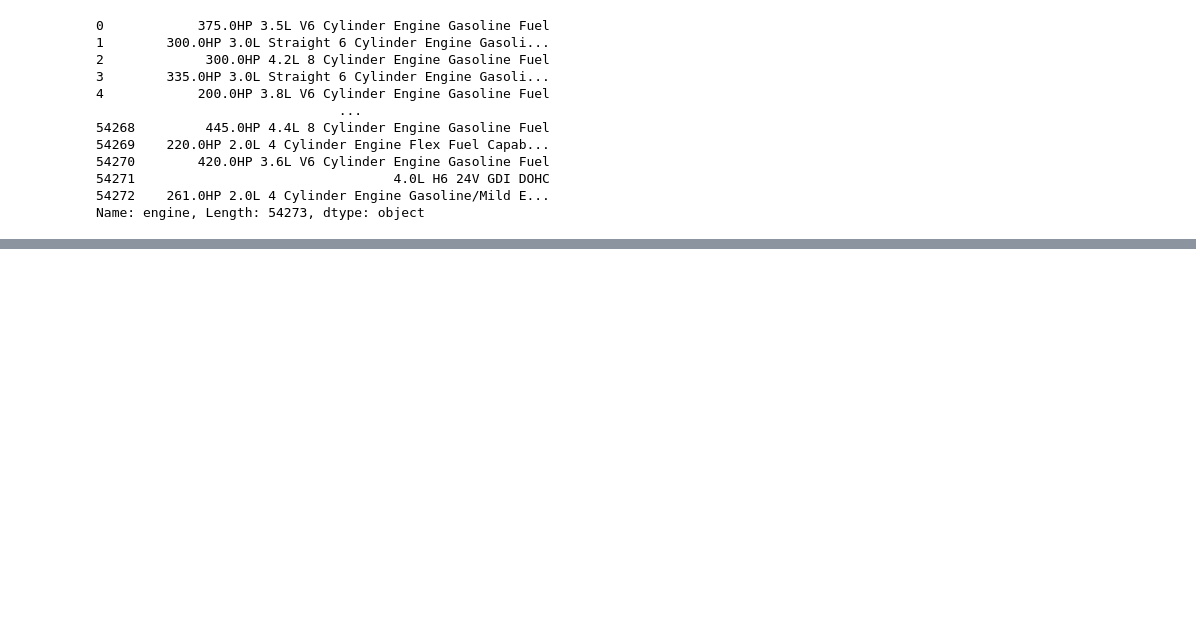
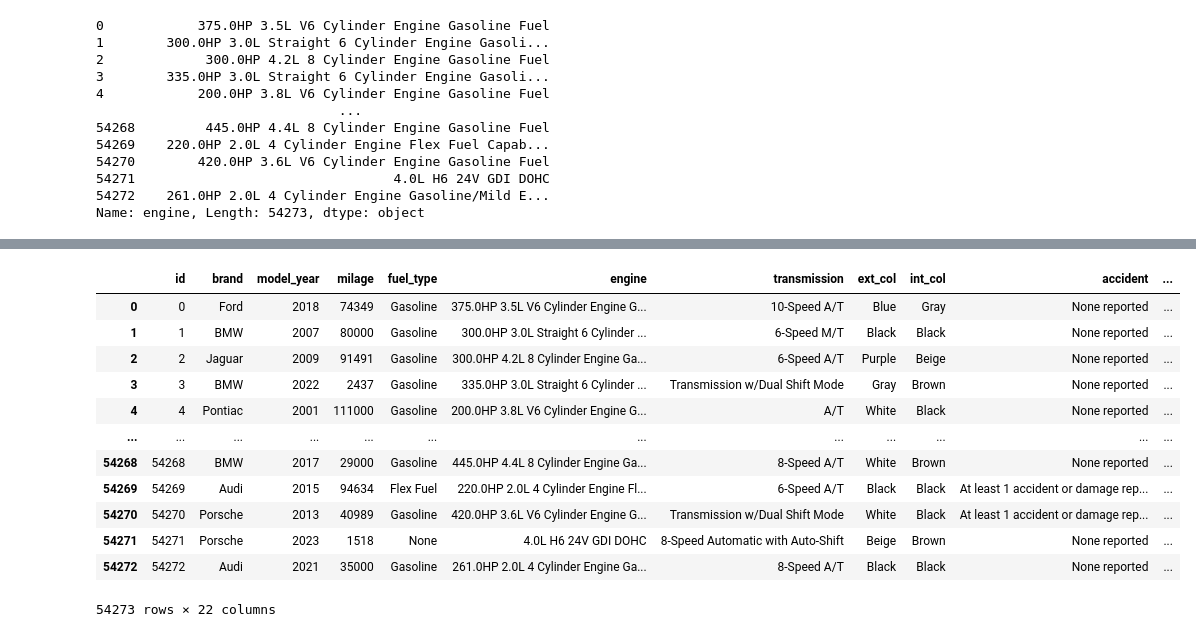
Before and after one commit to othnielche/KaggleX-Skill-Assessment-Challenge-2024, a Jupyter notebook: KaggleX-Skill-Assessment-Challenge-2024.ipynb, the cells around one changed output, grey strips where cells are left out. Cells and saved outputs as stored; diff of their text form; code cells hidden in the pictures; blank space fills up the shorter version.

```diff
--- a/KaggleX-Skill-Assessment-Challenge-2024.ipynb
+++ b/KaggleX-Skill-Assessment-Challenge-2024.ipynb
@@ -276,0 +366,40 @@ Name: engine, Length: 54273, dtype: object
+# %%
+# Function to extract features from transmission
+def extract_transmission_features(transmission_str):
+    if 'A/T' in transmission_str or 'Automatic' in transmission_str or 'Auto' in transmission_str or 'automatic' in transmission_str or 'auto' in transmission_str:
+        transmission_type = 'A/T'
+        num_gears = re.search(r'(\d+)-Speed', transmission_str)
+        num_gears = int(num_gears.group(1)) if num_gears else None
+        transmission_features = transmission_str.replace(str(num_gears) + '-Speed A/T', '').strip()
+    elif 'M/T' in transmission_str or 'Manual' in transmission_str or 'manual'in transmission_str:
+        transmission_type = 'M/T'
+        num_gears = re.search(r'(\d+)-Speed', transmission_str)
+        num_gears = int(num_gears.group(1)) if num_gears else None
+        transmission_features = transmission_str.replace(str(num_gears) + '-Speed M/T', '').strip()
+    elif 'Dual' in transmission_str or 'dual' in transmission_str:
+        transmission_type = 'Dual'
+        num_gears = None
+        transmission_features = transmission_str.strip()
+    else:
+        transmission_type = 'Unknown'
+        num_gears = None
+        transmission_features = ''
+    return transmission_type, num_gears, transmission_features
+# %%
+train_tmp[['transmission_type', 'num_gears', 'transmission_features']] = train_tmp['transmission'].apply(extract_transmission_features).apply(pd.Series)
+# %%
+train_tmp
+# %% [output]
+|  | id | brand | model_year | milage | fuel_type | engine | transmission | ext_col | int_col | accident | ... |
+| 0 | 0 | Ford | 2018 | 74349 | Gasoline | 375.0HP 3.5L V6 Cylinder Engine G... | 10-Speed A/T | Blue | Gray | None reported | ... |
+| 1 | 1 | BMW | 2007 | 80000 | Gasoline | 300.0HP 3.0L Straight 6 Cylinder ... | 6-Speed M/T | Black | Black | None reported | ... |
+| 2 | 2 | Jaguar | 2009 | 91491 | Gasoline | 300.0HP 4.2L 8 Cylinder Engine Ga... | 6-Speed A/T | Purple | Beige | None reported | ... |
+| 3 | 3 | BMW | 2022 | 2437 | Gasoline | 335.0HP 3.0L Straight 6 Cylinder ... | Transmission w/Dual Shift Mode | Gray | Brown | None reported | ... |
+| 4 | 4 | Pontiac | 2001 | 111000 | Gasoline | 200.0HP 3.8L V6 Cylinder Engine G... | A/T | White | Black | None reported | ... |
+| ... | ... | ... | ... | ... | ... | ... | ... | ... | ... | ... | ... |
+| 54268 | 54268 | BMW | 2017 | 29000 | Gasoline | 445.0HP 4.4L 8 Cylinder Engine Ga... | 8-Speed A/T | White | Brown | None reported | ... |
+| 54269 | 54269 | Audi | 2015 | 94634 | Flex Fuel | 220.0HP 2.0L 4 Cylinder Engine Fl... | 6-Speed A/T | Black | Black | At least 1 accident or damage rep... | ... |
+| 54270 | 54270 | Porsche | 2013 | 40989 | Gasoline | 420.0HP 3.6L V6 Cylinder Engine G... | Transmission w/Dual Shift Mode | White | Black | At least 1 accident or damage rep... | ... |
+| 54271 | 54271 | Porsche | 2023 | 1518 | None | 4.0L H6 24V GDI DOHC | 8-Speed Automatic with Auto-Shift | Beige | Brown | None reported | ... |
+| 54272 | 54272 | Audi | 2021 | 35000 | Gasoline | 261.0HP 2.0L 4 Cylinder Engine Ga... | 8-Speed A/T | Black | Black | None reported | ... |
+54273 rows × 22 columns
```
Also changed, not shown: parts of 13 cells of this notebook.
